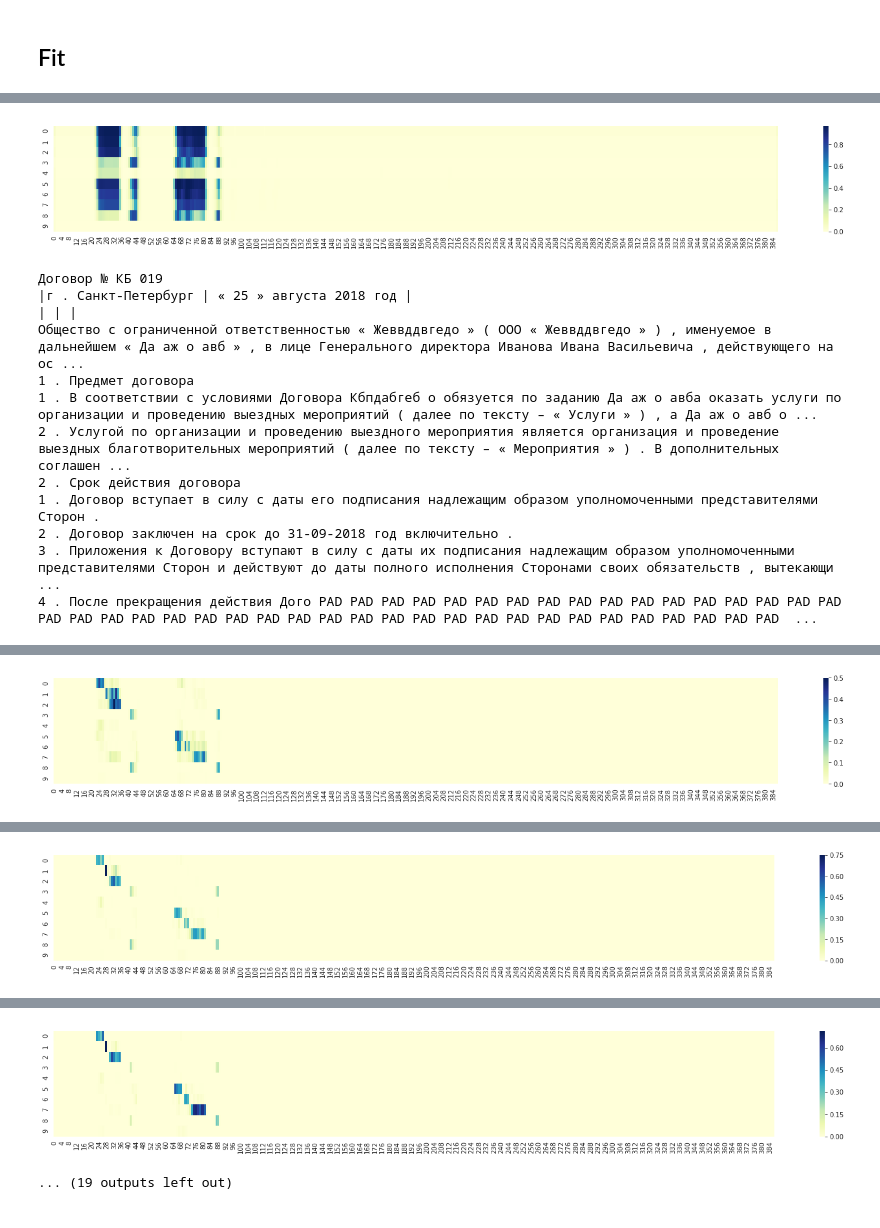
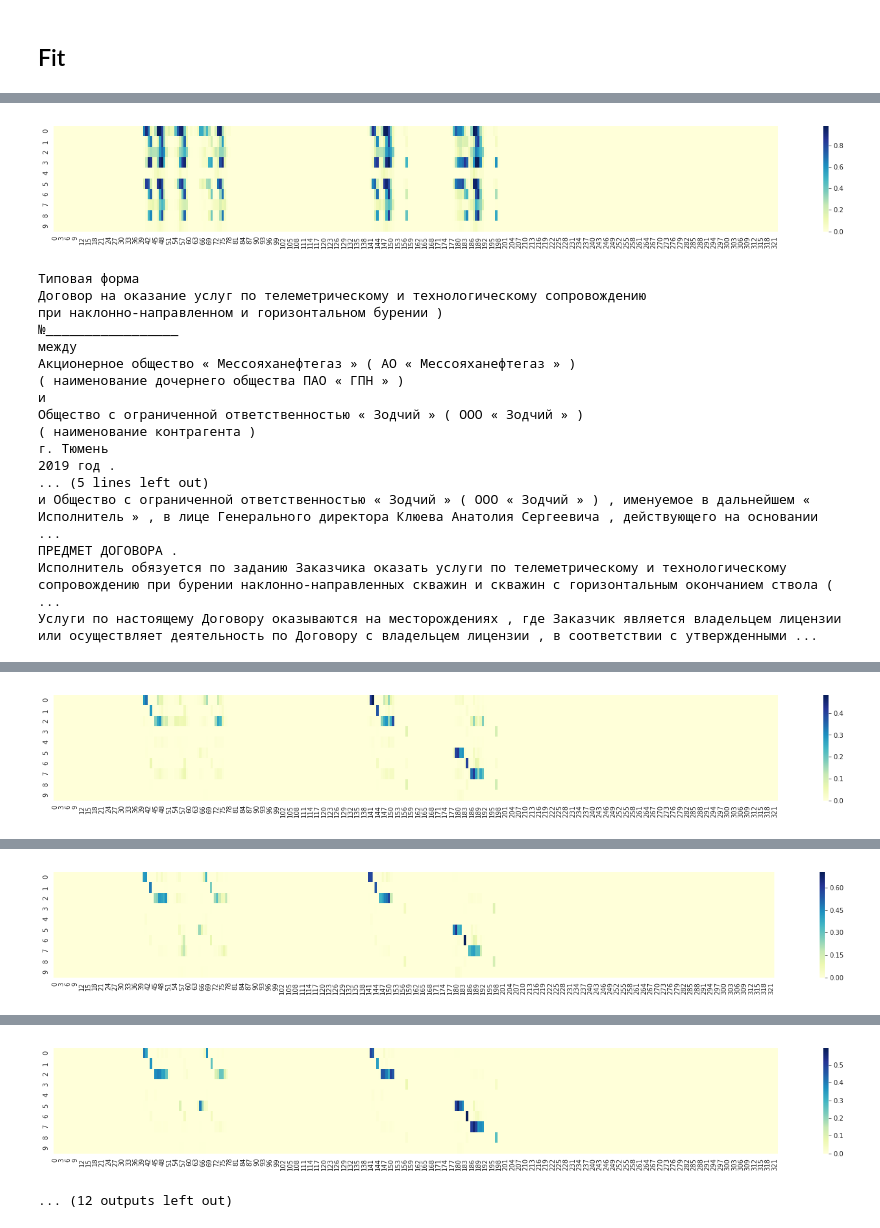
Before and after one commit to nemoware/analyser, a Jupyter notebook: augmentation_NER_Matcher_(TF).ipynb, the cells around one changed output, grey strips where cells are left out. Saved outputs shown, nothing was run; the diff lists cells and outputs as text; code cells hidden in the pictures.

```diff
--- a/augmentation_NER_Matcher_(TF).ipynb
+++ b/augmentation_NER_Matcher_(TF).ipynb
@@ -639,3 +555,5 @@ _longest_len 387
+# %%
+TEST_TOKENS = tokenize_text( preprocess_contract(contracts['/content/gdrive/My Drive/GazpromOil/Contracts/Договор_ООО Зодчий_25 млн.$.docx']))
 # %% [markdown]
 ### Plot sample label  matrices
 # %%
@@ -684,7 +602,9 @@ def elmo_output_shape(input_shapes):
 from keras import backend as K
 from keras.objectives import categorical_crossentropy
 from keras.optimizers import Adam
-from keras.layers import Concatenate
+
+
+# from tensorflow.keras.layers import Concatenate
 
 # adam = Adam(lr=0.01, beta_1=0.9, beta_2=0.999, epsilon=None, decay=0.0, amsgrad=False)
 
@@ -717,13 +637,17 @@ def build_model(features):
   embedding = Lambda(get_embedings, (EMB_DIM, ), name="deeppavlov".upper())( [text_input, text_lengths]  )
 
   conv_0 = get_conv_pool(embedding, 'c0', n=4, feature_maps=2, activation='sigmoid' )
-  conv_00 = get_conv_pool(embedding, 'c00', n=10, feature_maps=2, activation='sigmoid' )
+  conv_00 = get_conv_pool(embedding, 'blurry', n=10, feature_maps=2, activation='sigmoid' )
   conv_1 = get_conv_pool(embedding, 'c1', n=3, feature_maps=features*2, activation='sigmoid' )
   conv_2 = get_conv_pool(embedding, 'c2', n=5, feature_maps=features*2, activation='sigmoid')
 
+
+#   conv_1 = BatchNormalization()(conv_1)
 #   conv_sum = Add()([conv_1, conv_2])
 
   conv_sum = Concatenate()([conv_00, conv_0, conv_1, conv_2])
+
+
 
   conv_3 = get_conv_pool(conv_sum, 'c3', n=3, feature_maps=features, activation='sigmoid')
   conv_4 = get_conv_pool(conv_3, 'c4', n=3, feature_maps=features, activation='sigmoid')
@@ -781,9 +705,12 @@ with graph.as_default():
     K.set_session(sess)
 
     for i in range(10):
-      model.fit([_TEXTS[10:], _LENS[10:] ], np_LABELS[10:] , epochs=4)
-      pred = model.predict([_TEXTS[0:2], _LENS[0:2] ])
+      model.fit([_TEXTS[10:], _LENS[10:] ], np_LABELS[10:] , epochs=6)
+#       pred = model.predict([_TEXTS[0:2], _LENS[0:2] ])
+      pred = model.predict([ [TEST_TOKENS, TEST_TOKENS], [len(TEST_TOKENS), len(TEST_TOKENS)] ])
+
 
       plot_matrix(pred[0])
-      color_matrix(pred[0], _TEXTS[0])
+#       color_matrix(pred[0], _TEXTS[0])
+      color_matrix(pred[0], TEST_TOKENS)
 # %% [output]
@@ -801,13 +732,18 @@ Epoch 4/4
-[figure, old version]
+[figure, new version]
-Договор № КБ 019
-|г . Санкт-Петербург | « 25 » августа 2018 год |
-| | |
-Общество с ограниченной ответственностью « Жеввддвгедо » ( ООО « Жеввддвгедо » ) , именуемое в дальнейшем « Да аж о авб » , в лице Генерального директора Иванова Ивана Васильевича , действующего на ос ...
-1 . Предмет договора
-1 . В соответствии с условиями Договора Кбпдабгеб о обязуется по заданию Да аж о авба оказать услуги по организации и проведению выездных мероприятий ( далее по тексту – « Услуги » ) , а Да аж о авб о ...
-2 . Услугой по организации и проведению выездного мероприятия является организация и проведение выездных благотворительных мероприятий ( далее по тексту – « Мероприятия » ) . В дополнительных соглашен ...
-2 . Срок действия договора
-1 . Договор вступает в силу с даты его подписания надлежащим образом уполномоченными представителями Сторон .
-2 . Договор заключен на срок до 31-09-2018 год включительно .
-3 . Приложения к Договору вступают в силу с даты их подписания надлежащим образом уполномоченными представителями Сторон и действуют до даты полного исполнения Сторонами своих обязательств , вытекающи ...
-4 . После прекращения действия Дого PAD PAD PAD PAD PAD PAD PAD PAD PAD PAD PAD PAD PAD PAD PAD PAD PAD PAD PAD PAD PAD PAD PAD PAD PAD PAD PAD PAD PAD PAD PAD PAD PAD PAD PAD PAD PAD PAD PAD PAD PAD  ...
+Типовая форма
+Договор на оказание услуг по телеметрическому и технологическому сопровождению
+при наклонно-направленном и горизонтальном бурении )
+№_________________
+между
+Акционерное общество « Мессояханефтегаз » ( АО « Мессояханефтегаз » )
+( наименование дочернего общества ПАО « ГПН » )
+и
+Общество с ограниченной ответственностью « Зодчий » ( ООО « Зодчий » )
+( наименование контрагента )
+г. Тюмень
+2019 год .
+... (5 lines left out)
+и Общество с ограниченной ответственностью « Зодчий » ( ООО « Зодчий » ) , именуемое в дальнейшем « Исполнитель » , в лице Генерального директора Клюева Анатолия Сергеевича , действующего на основании ...
+ПРЕДМЕТ ДОГОВОРА .
+Исполнитель обязуется по заданию Заказчика оказать услуги по телеметрическому и технологическому сопровождению при бурении наклонно-направленных скважин и скважин с горизонтальным окончанием ствола (  ...
+Услуги по настоящему Договору оказываются на месторождениях , где Заказчик является владельцем лицензии или осуществляет деятельность по Договору с владельцем лицензии , в соответствии с утвержденными ...
@@ -822 +762 @@ Epoch 4/4
-[figure, old version]
+[figure, new version]
@@ -843 +792 @@ Epoch 4/4
-[figure, old version]
+[figure, new version]
@@ -864,2 +822,2 @@ Epoch 4/4
-[figure, old version]
+[figure, new version]
-... (19 outputs left out)
+... (12 outputs left out)
```
Also changed, not shown: parts of 15 cells of this notebook.
